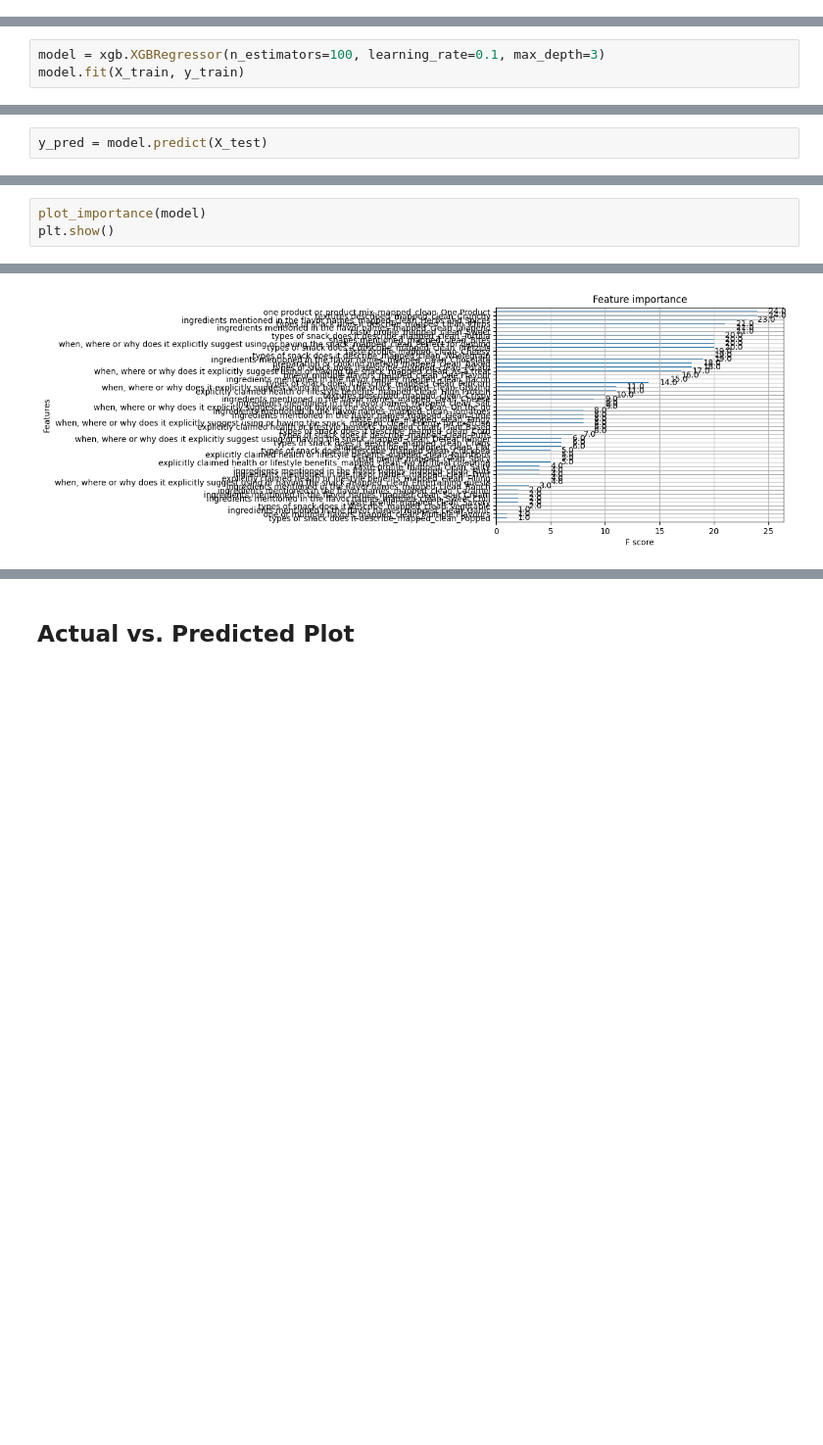
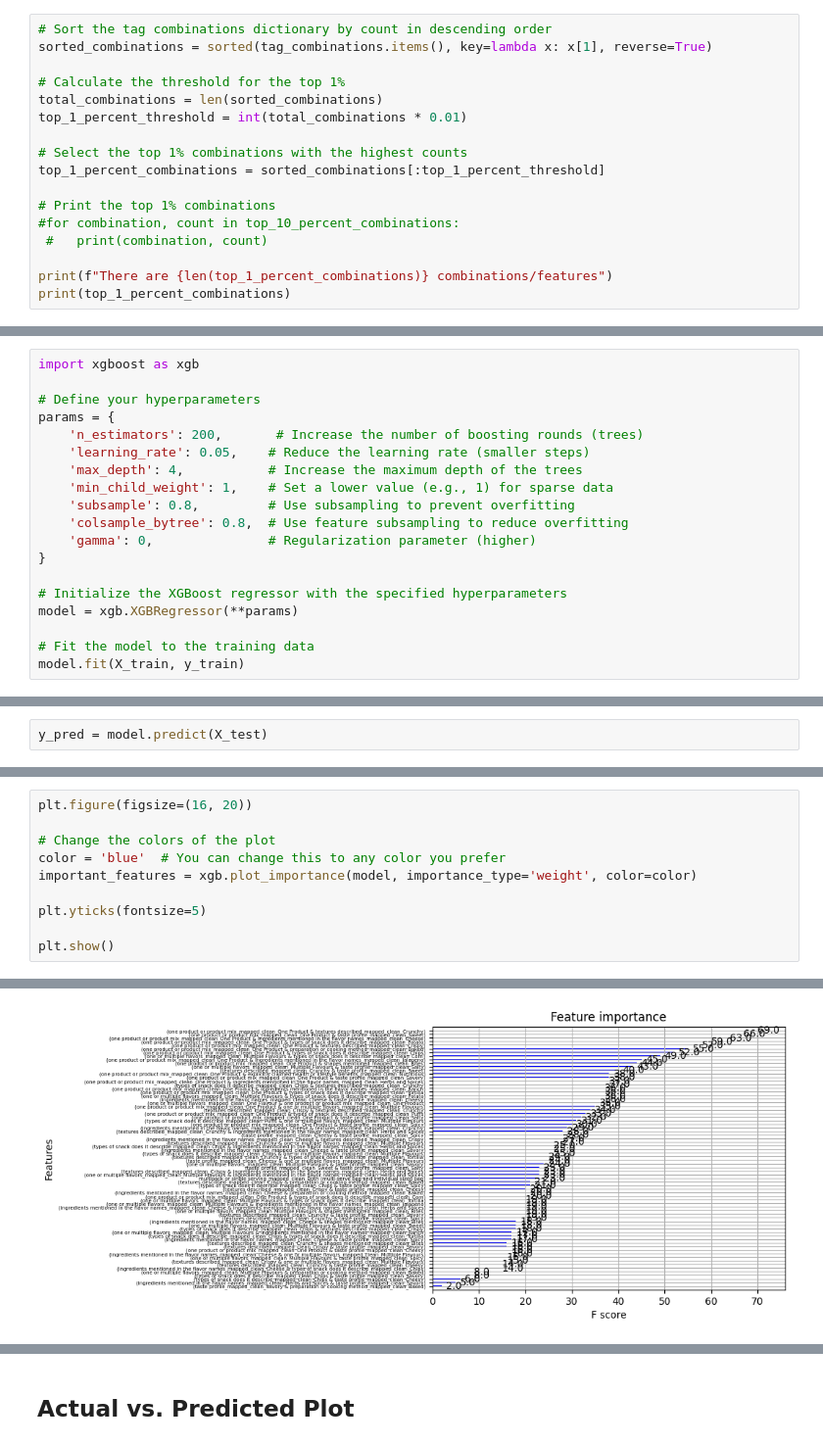
Before and after one commit to kjucaitis/concepttagging, a Jupyter notebook: xgboost.ipynb, the cells around one changed output, grey strips where cells are left out. Shown at 98% size. Drawn from its saved outputs; the diff is of its cells as text; blank space fills up the shorter version.

```diff
--- a/xgboost.ipynb
+++ b/xgboost.ipynb
@@ -51,0 +115,17 @@ prototype_frame
+# %%
+# Sort the tag combinations dictionary by count in descending order
+sorted_combinations = sorted(tag_combinations.items(), key=lambda x: x[1], reverse=True)
+
+# Calculate the threshold for the top 1%
+total_combinations = len(sorted_combinations)
+top_1_percent_threshold = int(total_combinations * 0.01)
+
+# Select the top 1% combinations with the highest counts
+top_1_percent_combinations = sorted_combinations[:top_1_percent_threshold]
+
+# Print the top 1% combinations
+#for combination, count in top_10_percent_combinations:
+ #   print(combination, count)
+
+print(f"There are {len(top_1_percent_combinations)} combinations/features")
+print(top_1_percent_combinations)
@@ -63,7 +290,23 @@ X_train, X_test, y_train, y_test = train_test_split(X, y, test_size=0.2, random_
 # %% [markdown]
 ## Create and Train the XGBoost Model
 # %%
-model = xgb.XGBRegressor(n_estimators=100, learning_rate=0.1, max_depth=3)
+import xgboost as xgb
+
+# Define your hyperparameters
+params = {
+    'n_estimators': 200,       # Increase the number of boosting rounds (trees)
+    'learning_rate': 0.05,    # Reduce the learning rate (smaller steps)
+    'max_depth': 4,           # Increase the maximum depth of the trees
+    'min_child_weight': 1,    # Set a lower value (e.g., 1) for sparse data
+    'subsample': 0.8,         # Use subsampling to prevent overfitting
+    'colsample_bytree': 0.8,  # Use feature subsampling to reduce overfitting
+    'gamma': 0,               # Regularization parameter (higher)
+}
+
+# Initialize the XGBoost regressor with the specified hyperparameters
+model = xgb.XGBRegressor(**params)
+
+# Fit the model to the training data
 model.fit(X_train, y_train)
 # %% [output]
 XGBRegressor(base_score=None, booster=None, callbacks=None,
@@ -95,4 +347,11 @@ R-squared: 0.23108493010075493
 # %%
-plot_importance(model)
+plt.figure(figsize=(16, 20))
+
+# Change the colors of the plot
+color = 'blue'  # You can change this to any color you prefer
+important_features = xgb.plot_importance(model, importance_type='weight', color=color)
+
+plt.yticks(fontsize=5)
+
 plt.show()
 # %% [output]
@@ -99 +359 @@ plt.show()
-[figure, old version]
+[figure, new version]
```
Also changed, not shown: parts of 35 cells of this notebook, 18 other files.
